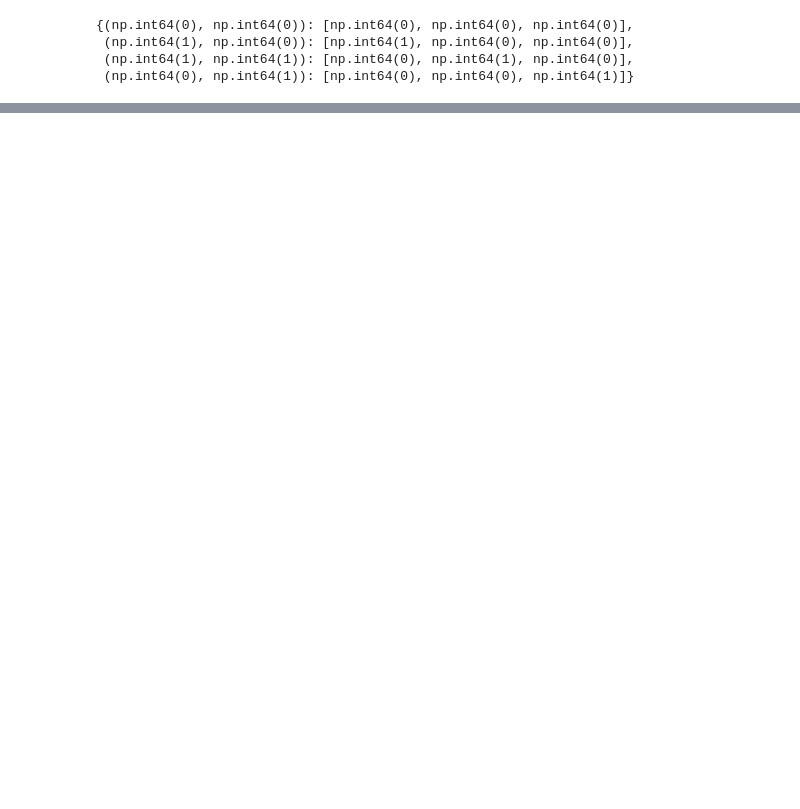
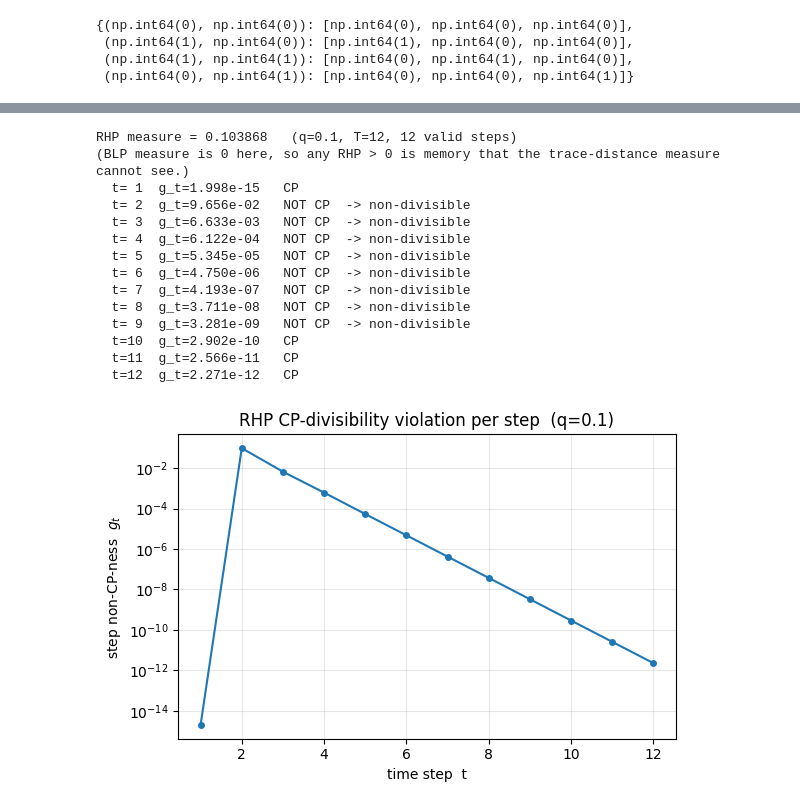
Before and after one commit to YommoY-official/MPQMasters, a Jupyter notebook: non_markovian_measure/non_markovian_measure.ipynb, the cells around one changed output, grey strips where cells are left out. Saved outputs shown, nothing was run; the diff lists cells and outputs as text; code cells hidden in the pictures; blank space fills up the shorter version.

```diff
--- a/non_markovian_measure/non_markovian_measure.ipynb
+++ b/non_markovian_measure/non_markovian_measure.ipynb
@@ -239,0 +330,36 @@ t=12  D=1.000000
+# %%
+# ---- RHP measure at fixed q: per-step CP-divisibility violation ----
+q = 0.1
+T = 12
+chans = build_all_channels(T, q)
+total, gs, nvalid = rhp_measure(chans, T)
+print(f"RHP measure = {total:.6f}   (q={q}, T={T}, {nvalid} valid steps)")
+print("(BLP measure is 0 here, so any RHP > 0 is memory that the trace-distance measure cannot see.)")
+for t, gt in enumerate(gs, start=1):
+    tag = "CP" if gt < 1e-9 else "NOT CP  -> non-divisible"
+    print(f"  t={t:2d}  g_t={gt:.3e}   {tag}")
+
+plt.figure(figsize=(6, 4))
+plt.semilogy(range(1, len(gs) + 1), [max(g, 1e-18) for g in gs], marker='o', ms=4)
+plt.xlabel('time step  t')
+plt.ylabel(r'step non-CP-ness  $g_t$')
+plt.title(f'RHP CP-divisibility violation per step  (q={q})')
+plt.grid(alpha=0.3, which='both')
+plt.tight_layout()
+plt.show()
+# %% [output]
+RHP measure = 0.103868   (q=0.1, T=12, 12 valid steps)
+(BLP measure is 0 here, so any RHP > 0 is memory that the trace-distance measure cannot see.)
+  t= 1  g_t=1.998e-15   CP
+  t= 2  g_t=9.656e-02   NOT CP  -> non-divisible
+  t= 3  g_t=6.633e-03   NOT CP  -> non-divisible
+  t= 4  g_t=6.122e-04   NOT CP  -> non-divisible
+  t= 5  g_t=5.345e-05   NOT CP  -> non-divisible
+  t= 6  g_t=4.750e-06   NOT CP  -> non-divisible
+  t= 7  g_t=4.193e-07   NOT CP  -> non-divisible
+  t= 8  g_t=3.711e-08   NOT CP  -> non-divisible
+  t= 9  g_t=3.281e-09   NOT CP  -> non-divisible
+  t=10  g_t=2.902e-10   CP
+  t=11  g_t=2.566e-11   CP
+  t=12  g_t=2.271e-12   CP
+[figure, added]
```
Also changed, not shown: parts of 8 cells of this notebook.
